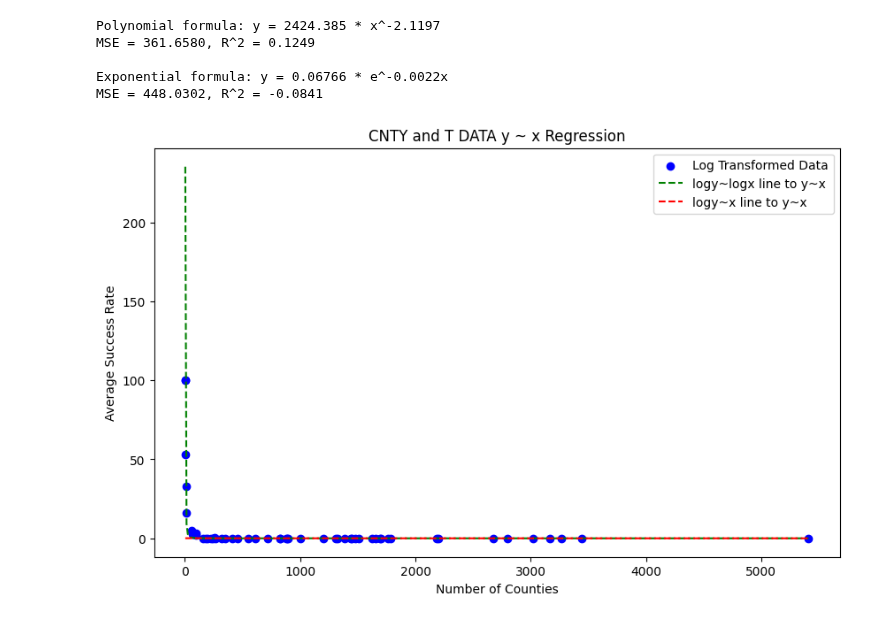
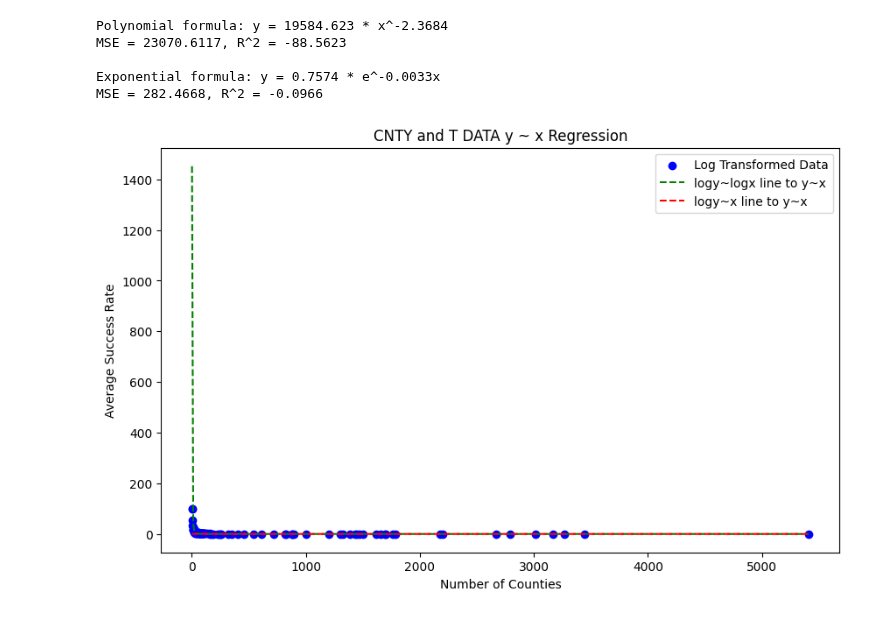
Before and after one commit to brookecarofeinberg/SamplingBalancedForests, a Jupyter notebook: combo.ipynb, the cells around one changed output. Cells and saved outputs as stored; diff of their text form; code cells hidden in the pictures.

```diff
--- a/combo.ipynb
+++ b/combo.ipynb
@@ -695,11 +718,11 @@ MSE = 10.2293, R^2 = 0.3838
 # %%
 #transforming ln(y) ~ ln(x) back in terms of y ~ x
 def poly_fit(x):
-    return 2414.385 * (x ** -2.1197)
+    return 19584.623 * (x ** -2.3684)
 
 #transforming ln(y) ~ x back in terms of y ~ x
 def expo_fit(x):
-    return 0.06766 * np.exp(-0.0022 * x)
+    return 0.7574 * np.exp(-0.0033 * x)
 
 pred_poly = poly_fit(counties)
 pred_expo = expo_fit(counties)
@@ -711,37 +734,37 @@ mse_expo = mean_squared_error(avg_success_rates, pred_expo)
 r2_expo = r2_score(avg_success_rates, pred_expo)
 
 n = len(avg_success_rates)
 mse_manual_poly = np.sum((avg_success_rates - pred_poly) ** 2) / n
 
 n = len(avg_success_rates)
 mse_manual_expo = np.sum((avg_success_rates - pred_expo) ** 2) / n
 
 
-print(f"Polynomial formula: y = 2424.385 * x^-2.1197")
+print(f"Polynomial formula: y = 19584.623 * x^-2.3684")
 print(f"MSE = {mse_poly:.4f}, R^2 = {r2_poly:.4f}\n")
 #print(f"Manually Computed MSE for poly: {mse_manual_poly:.4f}")
 
-print(f"Exponential formula: y = 0.06766 * e^-0.0022x")
+print(f"Exponential formula: y = 0.7574 * e^-0.0033x")
 print(f"MSE = {mse_expo:.4f}, R^2 = {r2_expo:.4f}\n")
 #print(f"Manually Computed MSE for expo: {mse_manual_expo:.4f}")
 
 x_vals = np.linspace(min(counties), max(counties), 500)
 y_vals_poly = np.array(poly_fit(x_vals))
 y_vals_expo = np.array(expo_fit(x_vals))
 
 plt.figure(figsize=(10, 6))
 plt.scatter(counties, avg_success_rates, color='blue', label="Log Transformed Data")
 plt.plot(x_vals, y_vals_poly, "g--", label="logy~logx line to y~x")
 plt.plot(x_vals, y_vals_expo, "r--", label="logy~x line to y~x")
 plt.xlabel("Number of Counties")
 plt.ylabel("Average Success Rate")
 plt.title("CNTY and T DATA y ~ x Regression")
 plt.legend()
 plt.show()
 # %% [output]
-Polynomial formula: y = 2424.385 * x^-2.1197
-MSE = 361.6580, R^2 = 0.1249
+Polynomial formula: y = 19584.623 * x^-2.3684
+MSE = 23070.6117, R^2 = -88.5623
 
-Exponential formula: y = 0.06766 * e^-0.0022x
-MSE = 448.0302, R^2 = -0.0841
+Exponential formula: y = 0.7574 * e^-0.0033x
+MSE = 282.4668, R^2 = -0.0966
-[figure, old version]
+[figure, new version]
```
Also changed, not shown: parts of 6 cells of this notebook.
